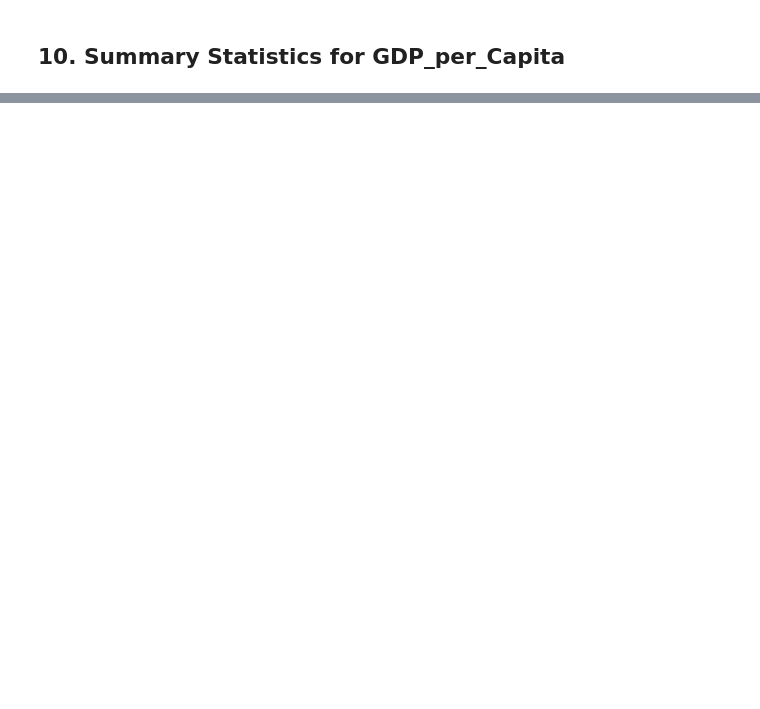
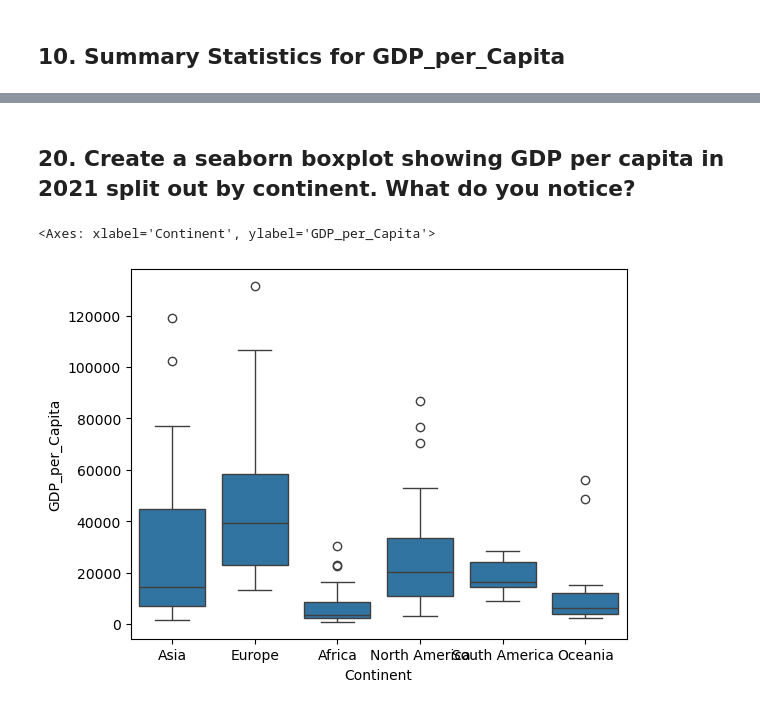
Before and after one commit to nss-data-science-cohort-8/un-exploration-BillyBrothers, a Jupyter notebook: notebooks/UN_Data_Exploration.ipynb, the cells around one changed output, grey strips where cells are left out. Drawn from its saved outputs; the diff is of its cells as text; code cells hidden in the pictures; blank space fills up the shorter version.

```diff
--- a/notebooks/UN_Data_Exploration.ipynb
+++ b/notebooks/UN_Data_Exploration.ipynb
@@ -167,0 +258,3 @@ Name: GDP_per_Capita, Length: 241, dtype: float64
+# %%
+continents = pd.read_csv('../data/continents.csv')
+continents.head(5)
@@ -167,0 +279,2 @@ Name: GDP_per_Capita, Length: 241, dtype: float64
+# %%
+gdp_df = pd.merge(continents, gdp_df, how='inner') #I want to keep only the countries that appear in both dataframes - why I used the inner argument.
@@ -167,0 +288,7 @@ Name: GDP_per_Capita, Length: 241, dtype: float64
+# %% [markdown]
+## 20. Create a seaborn boxplot showing GDP per capita in 2021 split out by continent. What do you notice?
+# %%
+sns.boxplot(x='Continent', y='GDP_per_Capita', data=gdp_df[gdp_df['Year'] == 2021])
+# %% [output]
+<Axes: xlabel='Continent', ylabel='GDP_per_Capita'>
+[figure, added]
```
Also changed, not shown: parts of 33 cells of this notebook.
